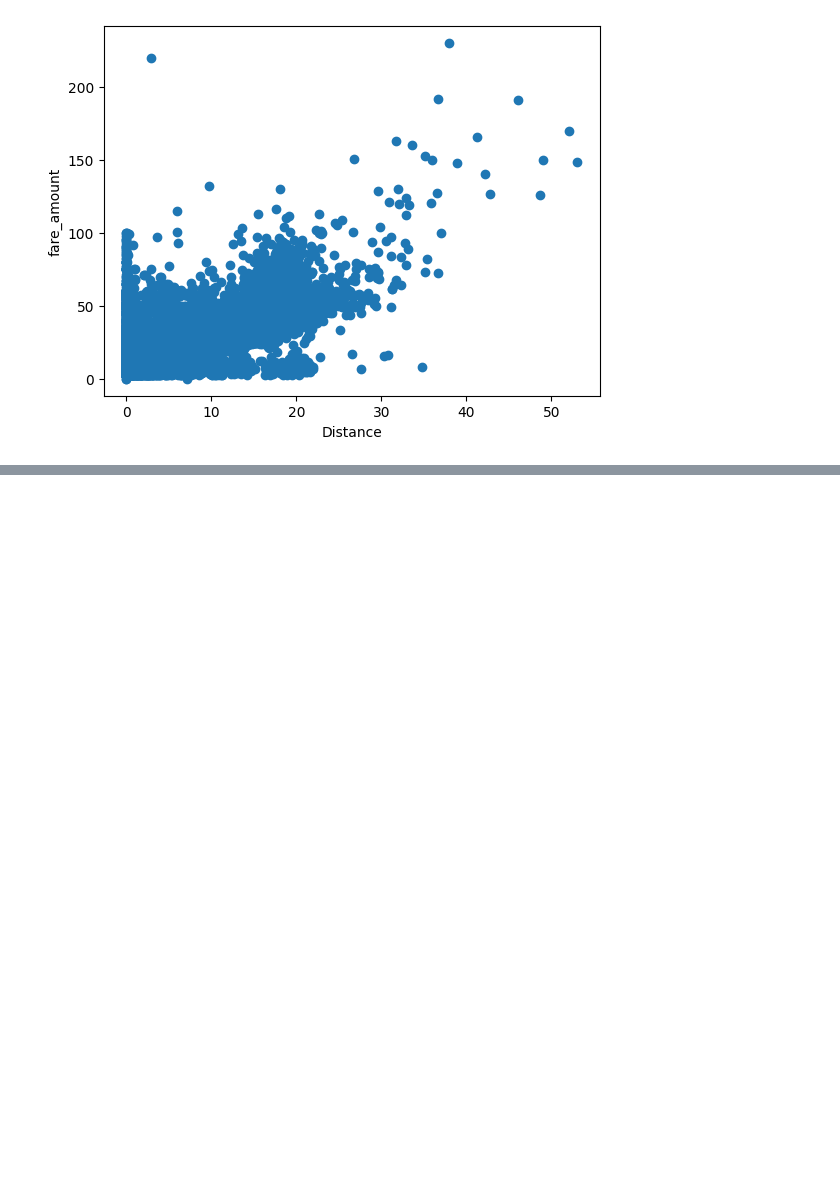
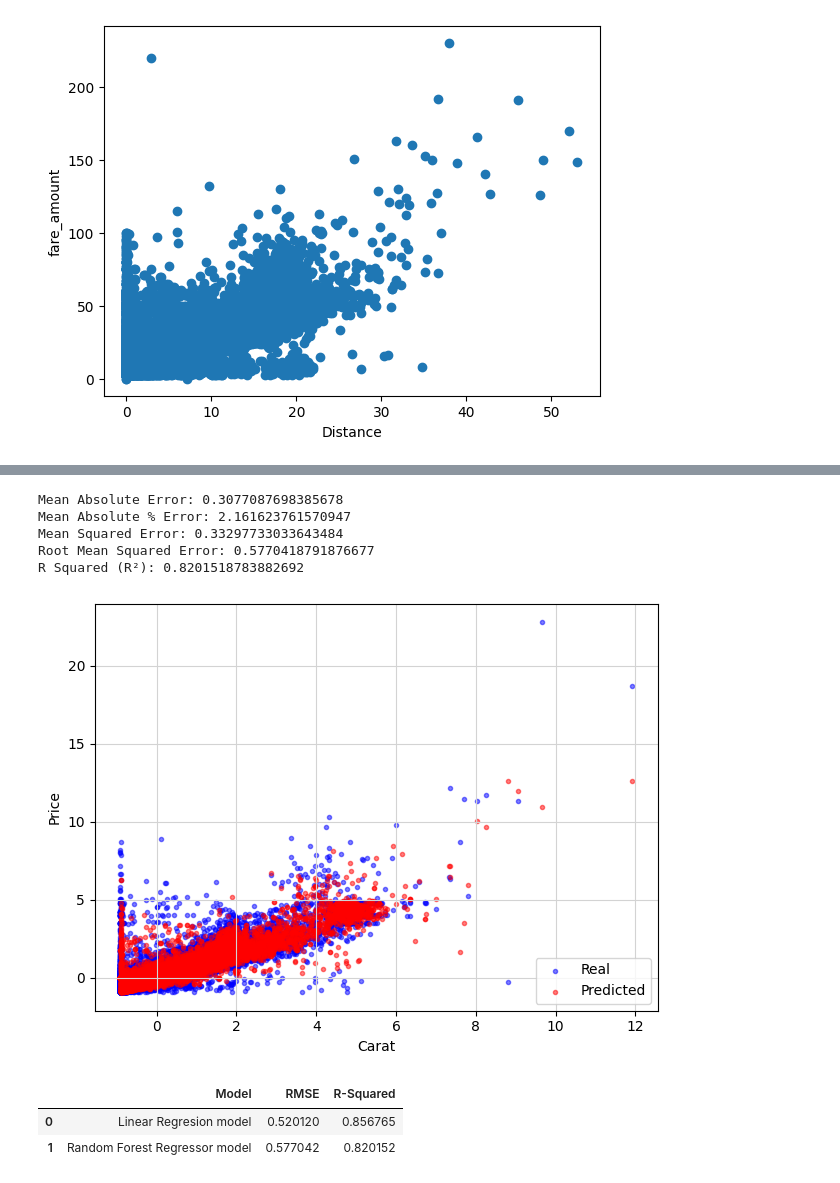
Before and after one commit to prathameshks/College-Code-sem7, a Jupyter notebook: LP3-ML/Pract 1/uber.ipynb, the cells around one changed output, grey strips where cells are left out. Drawn from its saved outputs; the diff is of its cells as text; code cells hidden in the pictures; blank space fills up the shorter version.

```diff
--- a/LP3-ML/Pract 1/uber.ipynb
+++ b/LP3-ML/Pract 1/uber.ipynb
@@ -194,0 +322,7 @@ Text(0, 0.5, 'fare_amount')
+# %%
+# predict the values on test dataset using predict()
+y_pred_RF = rf_reg.predict(X_test)
+result = pd.DataFrame()
+result[['Actual']] = y_test
+result['Predicted'] = y_pred_RF
+result.sample(10)
@@ -194,0 +341,37 @@ Text(0, 0.5, 'fare_amount')
+# %%
+print('Mean Absolute Error:', metrics.mean_absolute_error(y_test, y_pred_RF))
+print('Mean Absolute % Error:', metrics.mean_absolute_percentage_error(y_test, y_pred_RF))
+print('Mean Squared Error:', metrics.mean_squared_error(y_test, y_pred_RF))
+print('Root Mean Squared Error:', np.sqrt(metrics.mean_squared_error(y_test, y_pred_RF)))
+print('R Squared (R²):', np.sqrt(metrics.r2_score(y_test, y_pred_RF)))
+# %% [output]
+Mean Absolute Error: 0.3077087698385678
+Mean Absolute % Error: 2.161623761570947
+Mean Squared Error: 0.33297733033643484
+Root Mean Squared Error: 0.5770418791876677
+R Squared (R²): 0.8201518783882692
+# %%
+# Build scatterplot
+plt.scatter(X_test, y_test, c = 'b', alpha = 0.5, marker = '.', label = 'Real')
+plt.scatter(X_test, y_pred_RF, c = 'r', alpha = 0.5, marker = '.', label = 'Predicted')
+plt.xlabel('Carat')
+plt.ylabel('Price')
+plt.grid(color = '#D3D3D3', linestyle = 'solid')
+plt.legend(loc = 'lower right')
+plt.tight_layout()
+plt.show()
+# %% [output]
+[figure, added]
+# %%
+# compile the required information
+random_forest_metrics = pd.DataFrame([[
+"Random Forest Regressor model",
+np.sqrt(metrics.mean_squared_error(y_test, y_pred_RF)),
+np.sqrt(metrics.r2_score(y_test, y_pred_RF))
+]], columns = cols)
+result_tabulation = pd.concat([result_tabulation, random_forest_metrics], ignore_index=True)
+result_tabulation
+# %% [output]
+|  | Model | RMSE | R-Squared |
+| 0 | Linear Regresion model | 0.520120 | 0.856765 |
+| 1 | Random Forest Regressor model | 0.577042 | 0.820152 |
```
Also changed, not shown: parts of 11 cells of this notebook.
